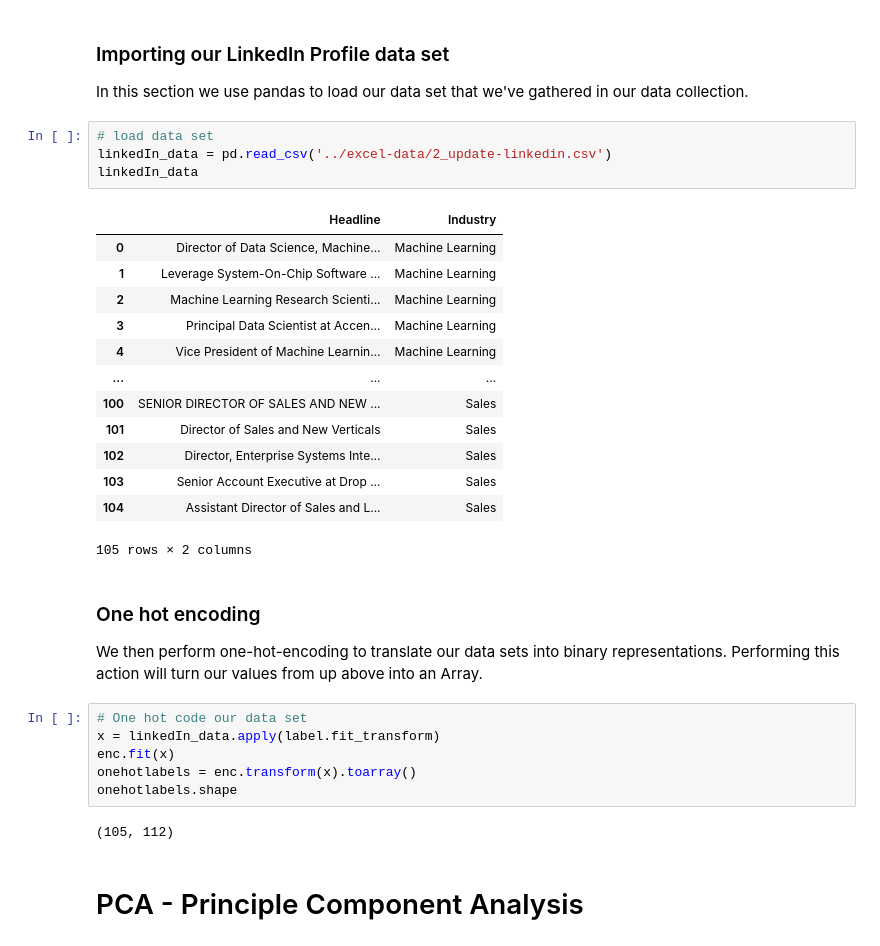
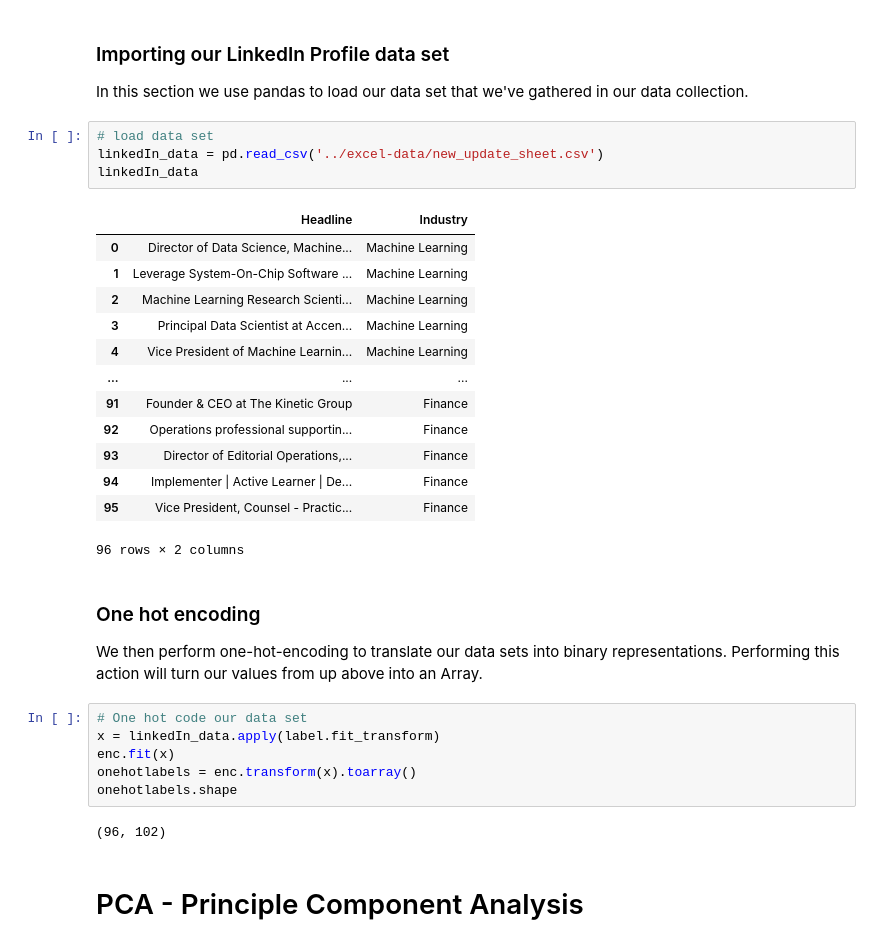
Before and after one commit to wcisco17/Career-Path-Analyzer, a Jupyter notebook: pca-knn/K-Nearest-Neighbor.ipynb, the cells around one changed output. Saved outputs shown, nothing was run; the diff lists cells and outputs as text.

```diff
--- a/pca-knn/K-Nearest-Neighbor.ipynb
+++ b/pca-knn/K-Nearest-Neighbor.ipynb
@@ -29,22 +30,22 @@ enc = preprocessing.OneHotEncoder()
 In this section we use pandas to load our data set that we've gathered in our data collection.
 # %%
 # load data set
-linkedIn_data = pd.read_csv('../excel-data/2_update-linkedin.csv')
+linkedIn_data = pd.read_csv('../excel-data/new_update_sheet.csv')
 linkedIn_data
 # %% [output]
 |  | Headline | Industry |
 | 0 | Director of Data Science, Machine... | Machine Learning |
 | 1 | Leverage System-On-Chip Software ... | Machine Learning |
 | 2 | Machine Learning Research Scienti... | Machine Learning |
 | 3 | Principal Data Scientist at Accen... | Machine Learning |
 | 4 | Vice President of Machine Learnin... | Machine Learning |
 | ... | ... | ... |
-| 100 | SENIOR DIRECTOR OF SALES AND NEW ... | Sales |
-| 101 | Director of Sales and New Verticals | Sales |
-| 102 | Director, Enterprise Systems Inte... | Sales |
-| 103 | Senior Account Executive at Drop ... | Sales |
-| 104 | Assistant Director of Sales and L... | Sales |
+| 91 | Founder & CEO at The Kinetic Group | Finance |
+| 92 | Operations professional supportin... | Finance |
+| 93 | Director of Editorial Operations,... | Finance |
+| 94 | Implementer | Active Learner | De... | Finance |
+| 95 | Vice President, Counsel - Practic... | Finance |
-105 rows × 2 columns
+96 rows × 2 columns
 # %% [markdown]
 ### One hot encoding
 
@@ -56,7 +57,7 @@ enc.fit(x)
 onehotlabels = enc.transform(x).toarray()
 onehotlabels.shape
 # %% [output]
-(105, 112)
+(96, 102)
 # %% [markdown]
 # PCA - Principle Component Analysis
 # %% [markdown]
```
Also changed, not shown: parts of 19 cells of this notebook, 12 other files.
